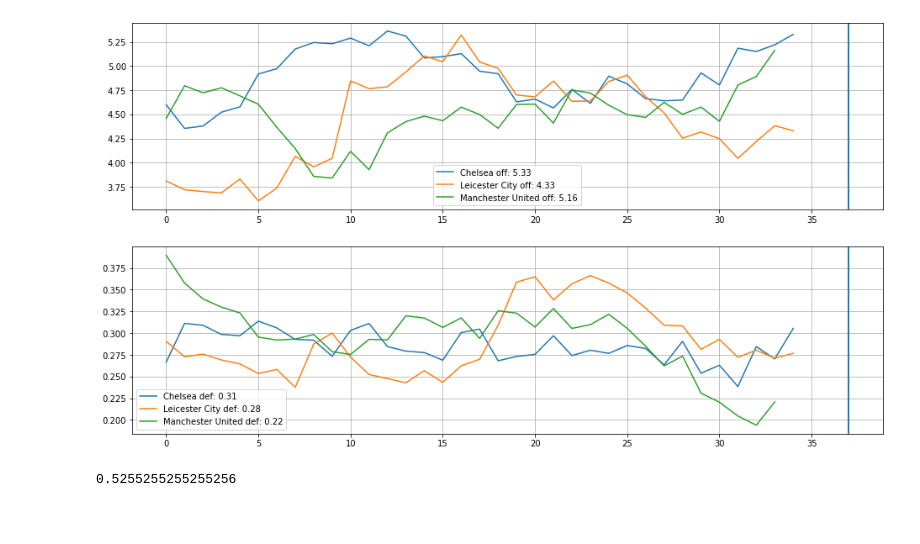
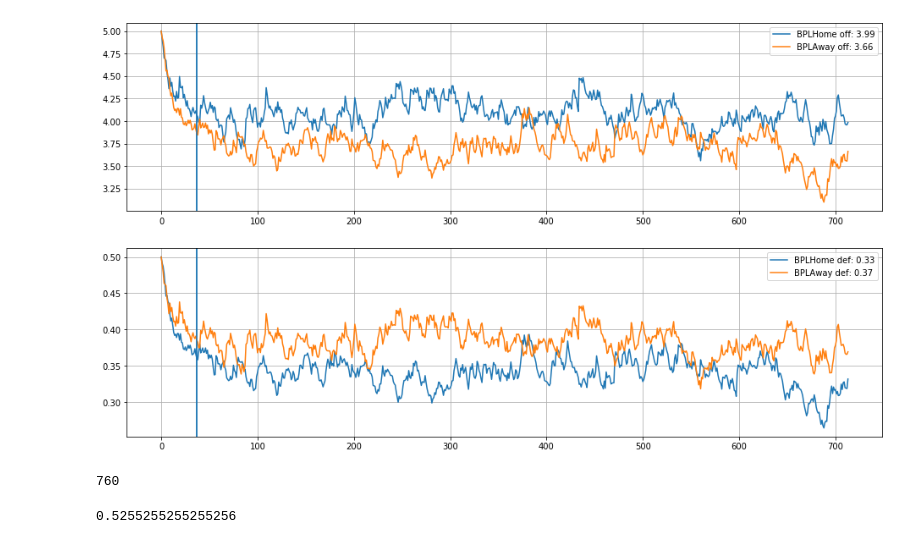
Before and after one commit to tchnvkng/football_sim, a Jupyter notebook: new_v.ipynb, the cells around one changed output. Cells and saved outputs as stored; diff of their text form; code cells hidden in the pictures; blank space fills up the shorter version.

```diff
--- a/new_v.ipynb
+++ b/new_v.ipynb
@@ -129,12 +129,17 @@ season.matches_remaining()
 # %%
 ax=None
-for team in season.teams.values():
-    if team.name in ['Manchester United','Leicester City','Chelsea']:
+for team in calib.teams.values():
+    #if team.name in ['Manchester United','Leicester City','Chelsea']:
+    if team.name in ['BPLHome','BPLAway']:
         ax=team.plt(ax=ax)
         ax[0].axvline(x=37)
         ax[1].axvline(x=37)
 # %% [output]
-[figure, old version]
+[figure, new version]
+# %%
+20*19*2
+# %% [output]
+760
 # %%
 correct = []
 for f in calib.get_fixtures_for_league('BPL',2019,completed=True):
```
Also changed, not shown: parts of 5 cells of this notebook, 2 other files.
